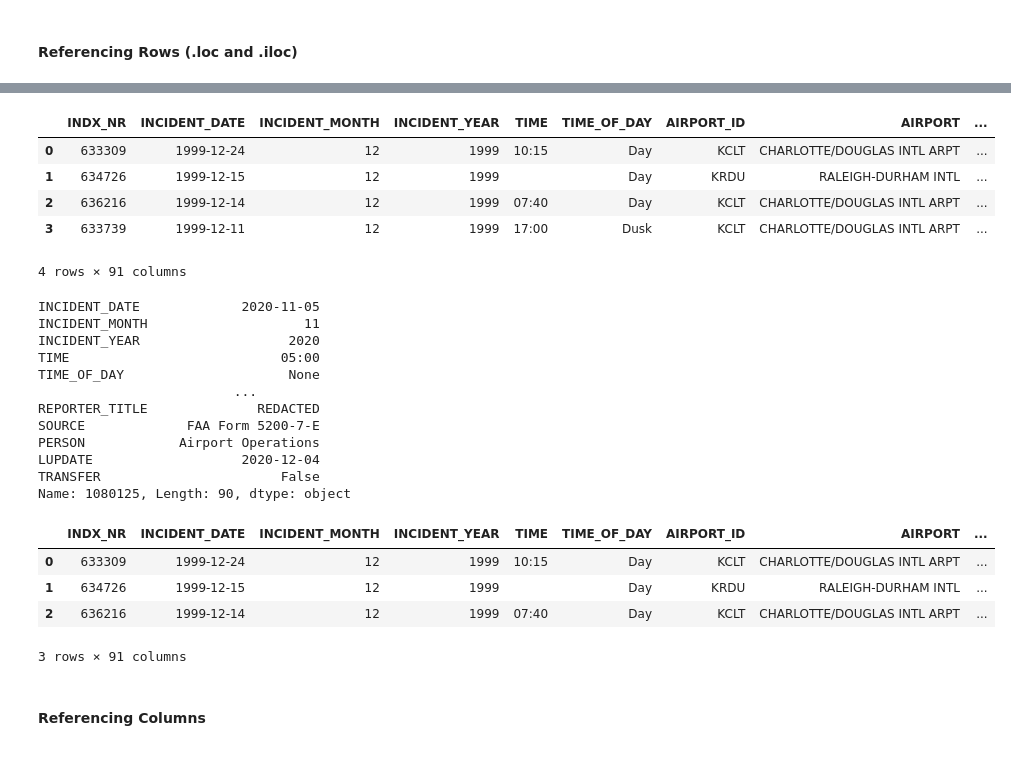
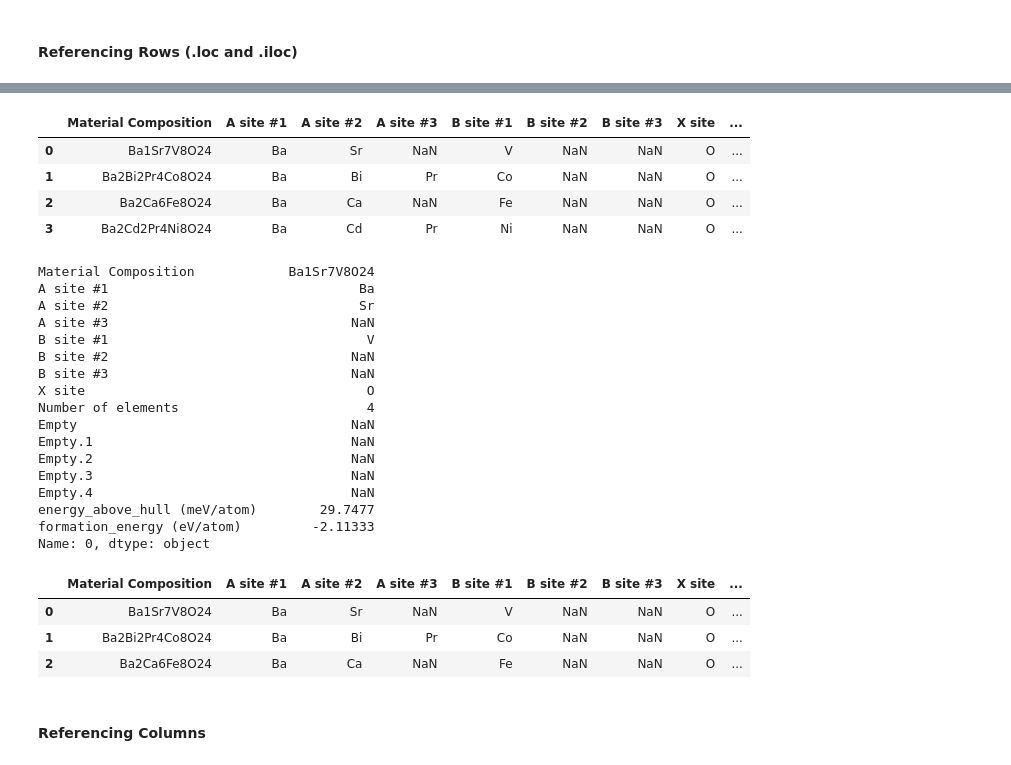
Before and after one commit to NCSU-Libraries/data-viz-instruction, a Jupyter notebook: MI_REU_2021/Workshop_2.ipynb, the cells around one changed output, grey strips where cells are left out. Saved outputs shown, nothing was run; the diff lists cells and outputs as text; code cells hidden in the pictures.

```diff
--- a/MI_REU_2021/Workshop_2.ipynb
+++ b/MI_REU_2021/Workshop_2.ipynb
@@ -41,9 +41,9 @@ A comma separated values (CSV) file is a plain text file containing data separat
 # Import a comma-sperated values (csv) file as a DataFrame
 
 # The file location
-csv_file_url = 'https://raw.githubusercontent.com/NCSU-Libraries/data-viz-workshops/master/Python_Open_Labs/data/FAA_Wildlife_strikes_1990-1999.csv'
+csv_file_url = 'https://raw.githubusercontent.com/NCSU-Libraries/data-viz-instruction/main/MI_REU_2021/data/perovskite_DFT_EaH_FormE.csv'
 
 # Read in the file and print out the DataFrame
-wl_strikes_csv = pd.read_csv(csv_file_url)
-wl_strikes_csv.head()
+ts_csv = pd.read_csv(csv_file_url)
+ts_csv.head()
 # %% [output]
@@ -207,47 +217,50 @@ KeyError: 'INCIDENT_DATE '
 # %%
 # Reference multiple rows by index label (in this case the index label 0 through 2)
 # Returns a DataFrame
-wl_strikes_csv.loc[0:3]
+ts_csv.loc[0:3]
 # %% [output]
-|  | INDX_NR | INCIDENT_DATE | INCIDENT_MONTH | INCIDENT_YEAR | TIME | TIME_OF_DAY | AIRPORT_ID | AIRPORT | ... |
-| 0 | 633309 | 1999-12-24 | 12 | 1999 | 10:15 | Day | KCLT | CHARLOTTE/DOUGLAS INTL ARPT | ... |
-| 1 | 634726 | 1999-12-15 | 12 | 1999 |  | Day | KRDU | RALEIGH-DURHAM INTL | ... |
-| 2 | 636216 | 1999-12-14 | 12 | 1999 | 07:40 | Day | KCLT | CHARLOTTE/DOUGLAS INTL ARPT | ... |
-| 3 | 633739 | 1999-12-11 | 12 | 1999 | 17:00 | Dusk | KCLT | CHARLOTTE/DOUGLAS INTL ARPT | ... |
+|  | Material Composition | A site #1 | A site #2 | A site #3 | B site #1 | B site #2 | B site #3 | X site | ... |
+| 0 | Ba1Sr7V8O24 | Ba | Sr | NaN | V | NaN | NaN | O | ... |
+| 1 | Ba2Bi2Pr4Co8O24 | Ba | Bi | Pr | Co | NaN | NaN | O | ... |
+| 2 | Ba2Ca6Fe8O24 | Ba | Ca | NaN | Fe | NaN | NaN | O | ... |
+| 3 | Ba2Cd2Pr4Ni8O24 | Ba | Cd | Pr | Ni | NaN | NaN | O | ... |
-4 rows × 91 columns
 # %%
 # Reference a row or multiple rows by zero-based integer position
 
 # Access first row of wl_strikes_csv by row integer value
 # In this case the row is row 0
-wl_strikes_csv.iloc[0]
+ts_csv.iloc[0]
 
 # Access first row of wl_strikes_json by row integer value
 # In this case the row is also row 0
-wl_strikes_json.iloc[0]
+#wl_strikes_json.iloc[0]
 # %% [output]
-INCIDENT_DATE             2020-11-05
-INCIDENT_MONTH                    11
-INCIDENT_YEAR                   2020
-TIME                           05:00
-TIME_OF_DAY                     None
-                         ...
-REPORTER_TITLE              REDACTED
-SOURCE             FAA Form 5200-7-E
-PERSON            Airport Operations
-LUPDATE                   2020-12-04
-TRANSFER                       False
-Name: 1080125, Length: 90, dtype: object
+Material Composition            Ba1Sr7V8O24
+A site #1                                Ba
+A site #2                                Sr
+A site #3                               NaN
+B site #1                                 V
+B site #2                               NaN
+B site #3                               NaN
+X site                                    O
+Number of elements                        4
+Empty                                   NaN
+Empty.1                                 NaN
+Empty.2                                 NaN
+Empty.3                                 NaN
+Empty.4                                 NaN
+energy_above_hull (meV/atom)        29.7477
+formation_energy (eV/atom)         -2.11333
+Name: 0, dtype: object
 # %%
 # Reference multiple rows by row number (in this case rows 0 through 2)
 # Note that this time the range doesn't include the stop number
-wl_strikes_csv.iloc[0:3]
+ts_csv.iloc[0:3]
 # %% [output]
-|  | INDX_NR | INCIDENT_DATE | INCIDENT_MONTH | INCIDENT_YEAR | TIME | TIME_OF_DAY | AIRPORT_ID | AIRPORT | ... |
-| 0 | 633309 | 1999-12-24 | 12 | 1999 | 10:15 | Day | KCLT | CHARLOTTE/DOUGLAS INTL ARPT | ... |
-| 1 | 634726 | 1999-12-15 | 12 | 1999 |  | Day | KRDU | RALEIGH-DURHAM INTL | ... |
-| 2 | 636216 | 1999-12-14 | 12 | 1999 | 07:40 | Day | KCLT | CHARLOTTE/DOUGLAS INTL ARPT | ... |
+|  | Material Composition | A site #1 | A site #2 | A site #3 | B site #1 | B site #2 | B site #3 | X site | ... |
+| 0 | Ba1Sr7V8O24 | Ba | Sr | NaN | V | NaN | NaN | O | ... |
+| 1 | Ba2Bi2Pr4Co8O24 | Ba | Bi | Pr | Co | NaN | NaN | O | ... |
+| 2 | Ba2Ca6Fe8O24 | Ba | Ca | NaN | Fe | NaN | NaN | O | ... |
-3 rows × 91 columns
 # %% [markdown]
 #### Referencing Columns
 # %%
```
Also changed, not shown: parts of 14 cells of this notebook.
